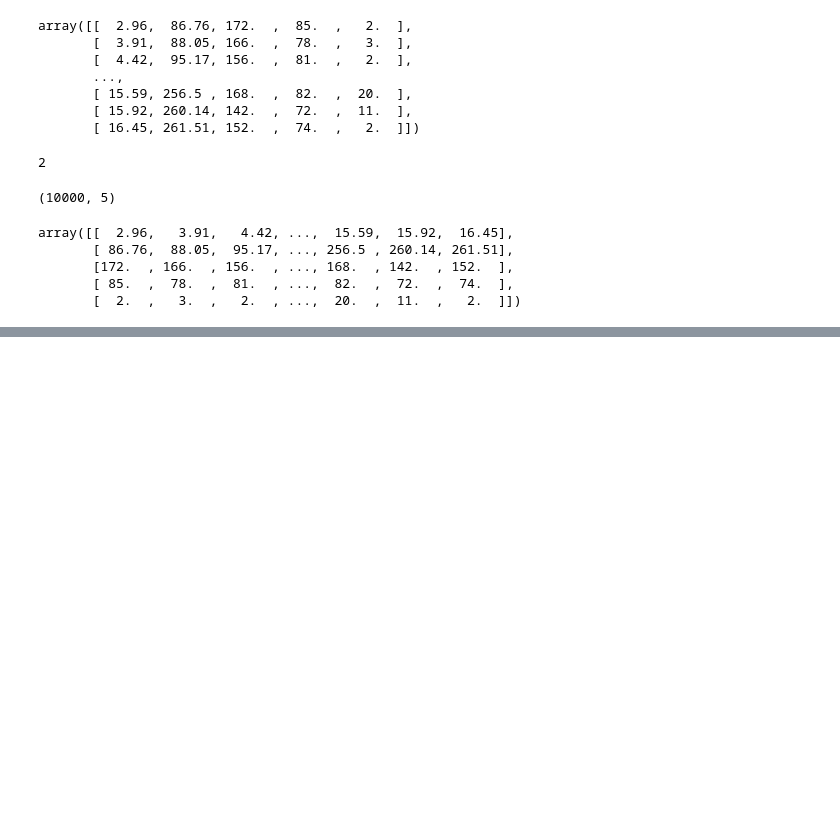
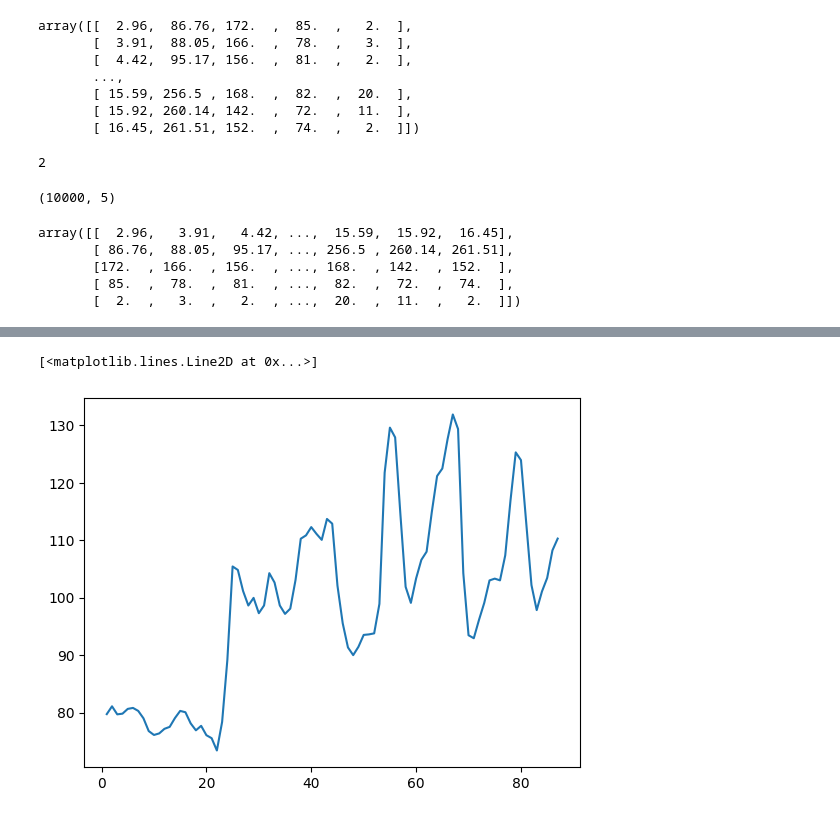
Before and after one commit to dialejo/Numpyproject, a Jupyter notebook: numpyproject.ipynb, the cells around one changed output, grey strips where cells are left out. Drawn from its saved outputs; the diff is of its cells as text; code cells hidden in the pictures; blank space fills up the shorter version.

```diff
--- a/numpyproject.ipynb
+++ b/numpyproject.ipynb
@@ -142,0 +204,6 @@ array([[  2.96,   3.91,   4.42, ...,  15.59,  15.92,  16.45],
+# %%
+fechas = np.arange(1,88,1)
+plt.plot(fechas,precios_moscu)
+# %% [output]
+[<matplotlib.lines.Line2D at 0x...>]
+[figure, added]
```
Also changed, not shown: parts of 44 cells of this notebook.
